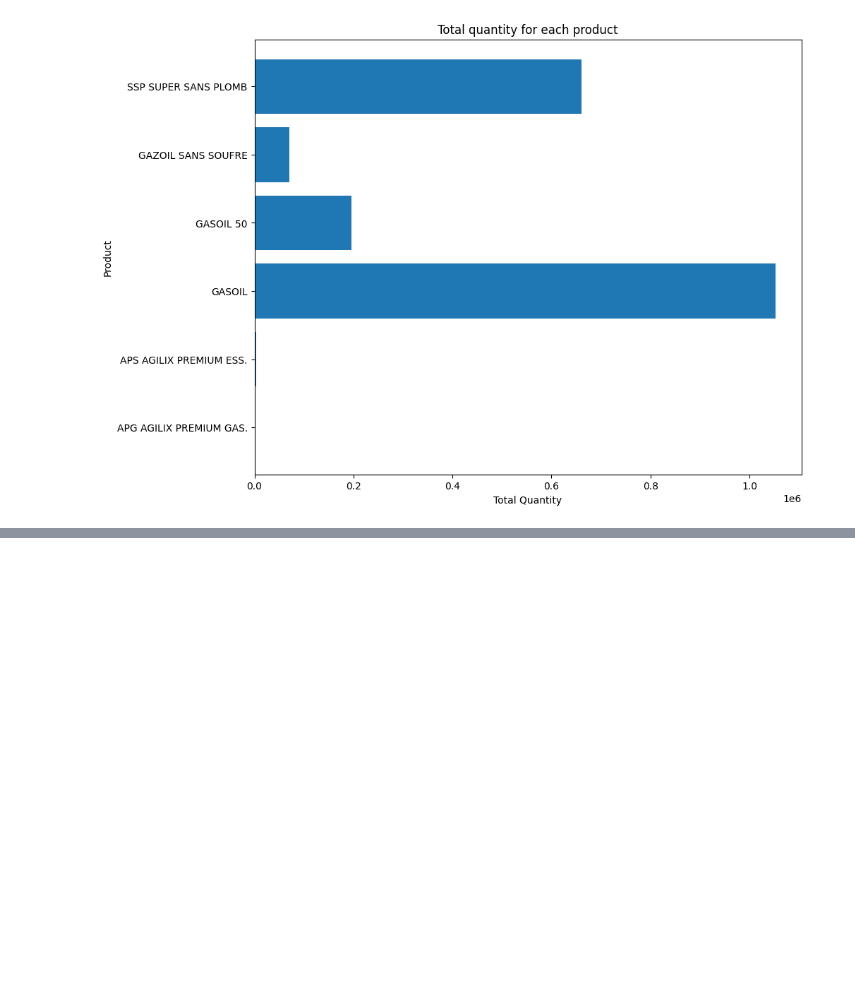
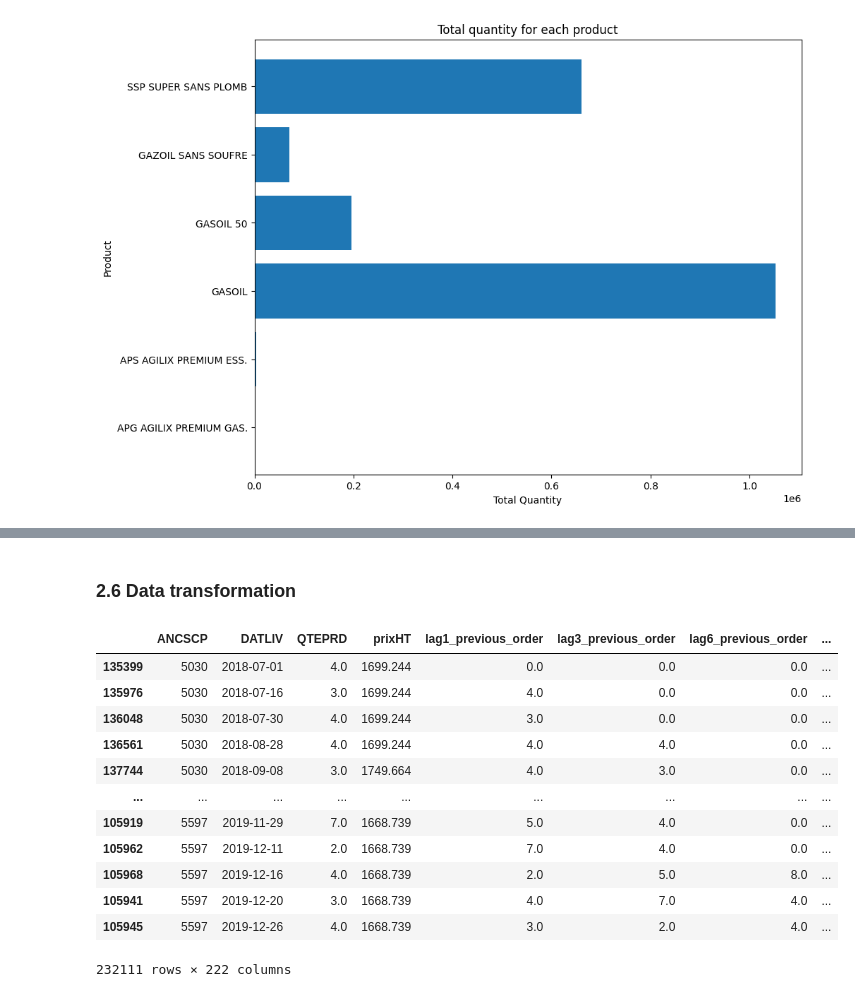
Before and after one commit to MedAzizBouzid/AGIL-ENERGY-Forecast-system, a Jupyter notebook: notebooks/vente_car.ipynb, the cells around one changed output, grey strips where cells are left out. Drawn from its saved outputs; the diff is of its cells as text; code cells hidden in the pictures; blank space fills up the shorter version.

```diff
--- a/notebooks/vente_car.ipynb
+++ b/notebooks/vente_car.ipynb
@@ -291,0 +329,3 @@ plt.show()
+# %%
+df = df.sort_values(by=['ANCSCP', 'LIBGVR', 'LIBLOC','LIBPRD','DATLIV'])
+df
@@ -291,0 +348,11 @@ plt.show()
+# %%
+df['lag1_previous_order'] = df.groupby(['ANCSCP','LIBPRD','LIBLOC'])['QTEPRD'].shift(1)
+df['lag3_previous_order'] = df.groupby(['ANCSCP','LIBPRD','LIBLOC'])['QTEPRD'].shift(3)
+df['lag6_previous_order'] = df.groupby(['ANCSCP','LIBPRD','LIBLOC'])['QTEPRD'].shift(6)
+df['lag9_previous_order'] = df.groupby(['ANCSCP','LIBPRD','LIBLOC'])['QTEPRD'].shift(9)
+# %%
+df['lag1_previous_order'].fillna(0, inplace=True)
+df['lag3_previous_order'].fillna(0, inplace=True)
+df['lag6_previous_order'].fillna(0, inplace=True)
+df['lag9_previous_order'].fillna(0, inplace=True)
+df.head()
@@ -291,0 +366,23 @@ plt.show()
+# %% [markdown]
+### 2.6 Data transformation
+# %%
+df_transformed=df
+# %%
+categorical_columns = ['LIBPRD','LIBGVR','LIBLOC']
+# Appliquer l'encodage one-hot
+df_transformed = pd.get_dummies(df_transformed, columns=categorical_columns)
+df_transformed
+# %% [output]
+|  | ANCSCP | DATLIV | QTEPRD | prixHT | lag1_previous_order | lag3_previous_order | lag6_previous_order | ... |
+| 135399 | 5030 | 2018-07-01 | 4.0 | 1699.244 | 0.0 | 0.0 | 0.0 | ... |
+| 135976 | 5030 | 2018-07-16 | 3.0 | 1699.244 | 4.0 | 0.0 | 0.0 | ... |
+| 136048 | 5030 | 2018-07-30 | 4.0 | 1699.244 | 3.0 | 0.0 | 0.0 | ... |
+| 136561 | 5030 | 2018-08-28 | 4.0 | 1699.244 | 4.0 | 4.0 | 0.0 | ... |
+| 137744 | 5030 | 2018-09-08 | 3.0 | 1749.664 | 4.0 | 3.0 | 0.0 | ... |
+| ... | ... | ... | ... | ... | ... | ... | ... | ... |
+| 105919 | 5597 | 2019-11-29 | 7.0 | 1668.739 | 5.0 | 4.0 | 0.0 | ... |
+| 105962 | 5597 | 2019-12-11 | 2.0 | 1668.739 | 7.0 | 4.0 | 0.0 | ... |
+| 105968 | 5597 | 2019-12-16 | 4.0 | 1668.739 | 2.0 | 5.0 | 8.0 | ... |
+| 105941 | 5597 | 2019-12-20 | 3.0 | 1668.739 | 4.0 | 7.0 | 4.0 | ... |
+| 105945 | 5597 | 2019-12-26 | 4.0 | 1668.739 | 3.0 | 2.0 | 4.0 | ... |
+232111 rows × 222 columns
```
Also changed, not shown: parts of 60 cells of this notebook, 4 other files.
